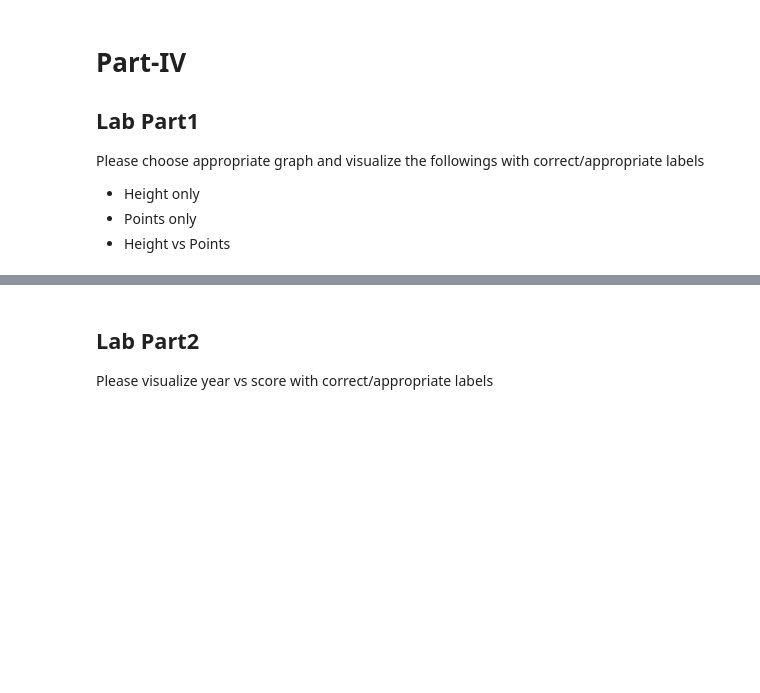
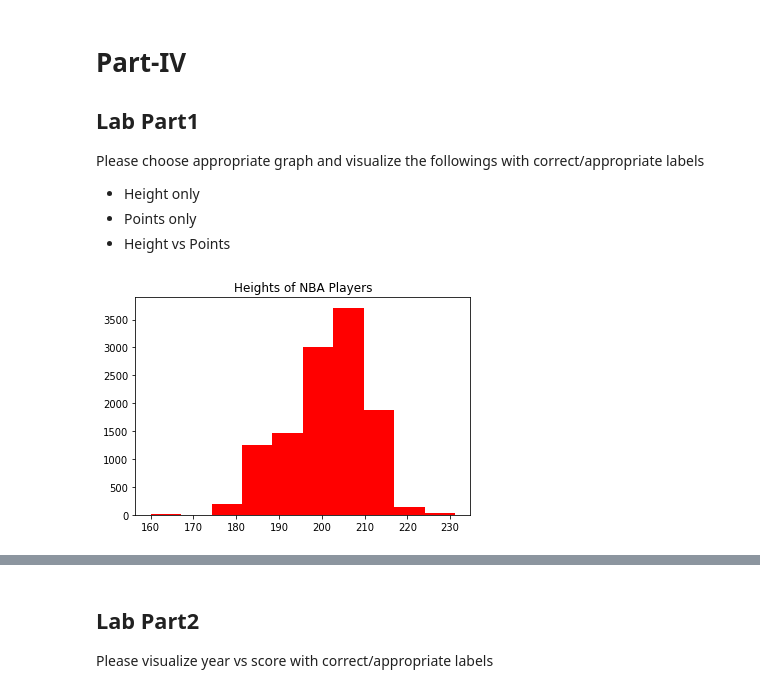
Before and after one commit to muralikrishna02/DS601_Fall22, a Jupyter notebook: Week02/lab/lab2.ipynb, the cells around one changed output, grey strips where cells are left out. Drawn from its saved outputs; the diff is of its cells as text; code cells hidden in the pictures; blank space fills up the shorter version.

```diff
--- a/Week02/lab/lab2.ipynb
+++ b/Week02/lab/lab2.ipynb
@@ -17,3 +17,8 @@ height = nba_players['player_height']
 points = nba_players['pts']
 # %%
 import matplotlib.pyplot as plt
+plt.hist(height, color='r')
+plt.title('Heights of NBA Players')
+plt.show()
+# %% [output]
+[figure, added]
```
Also changed, not shown: parts of 3 cells of this notebook.
